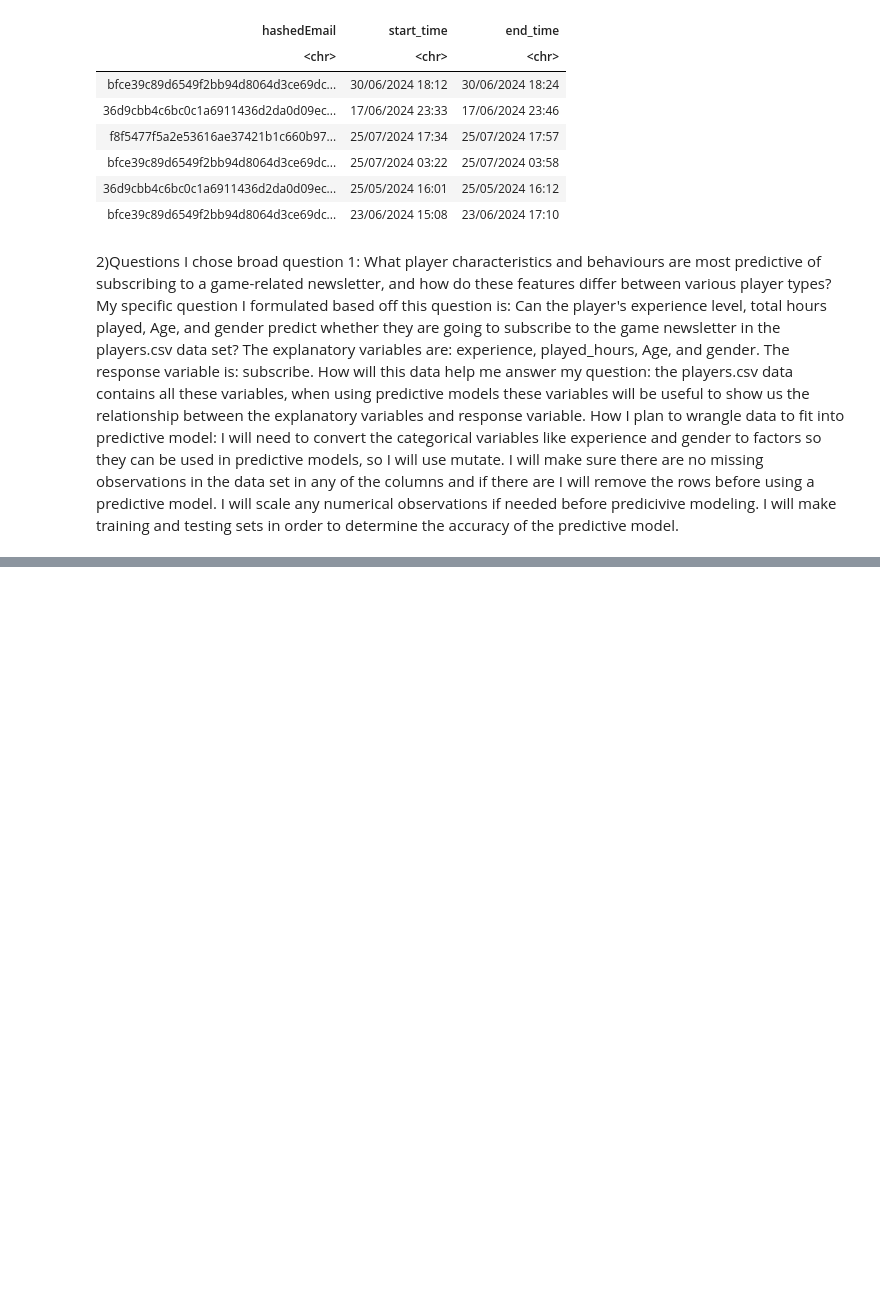
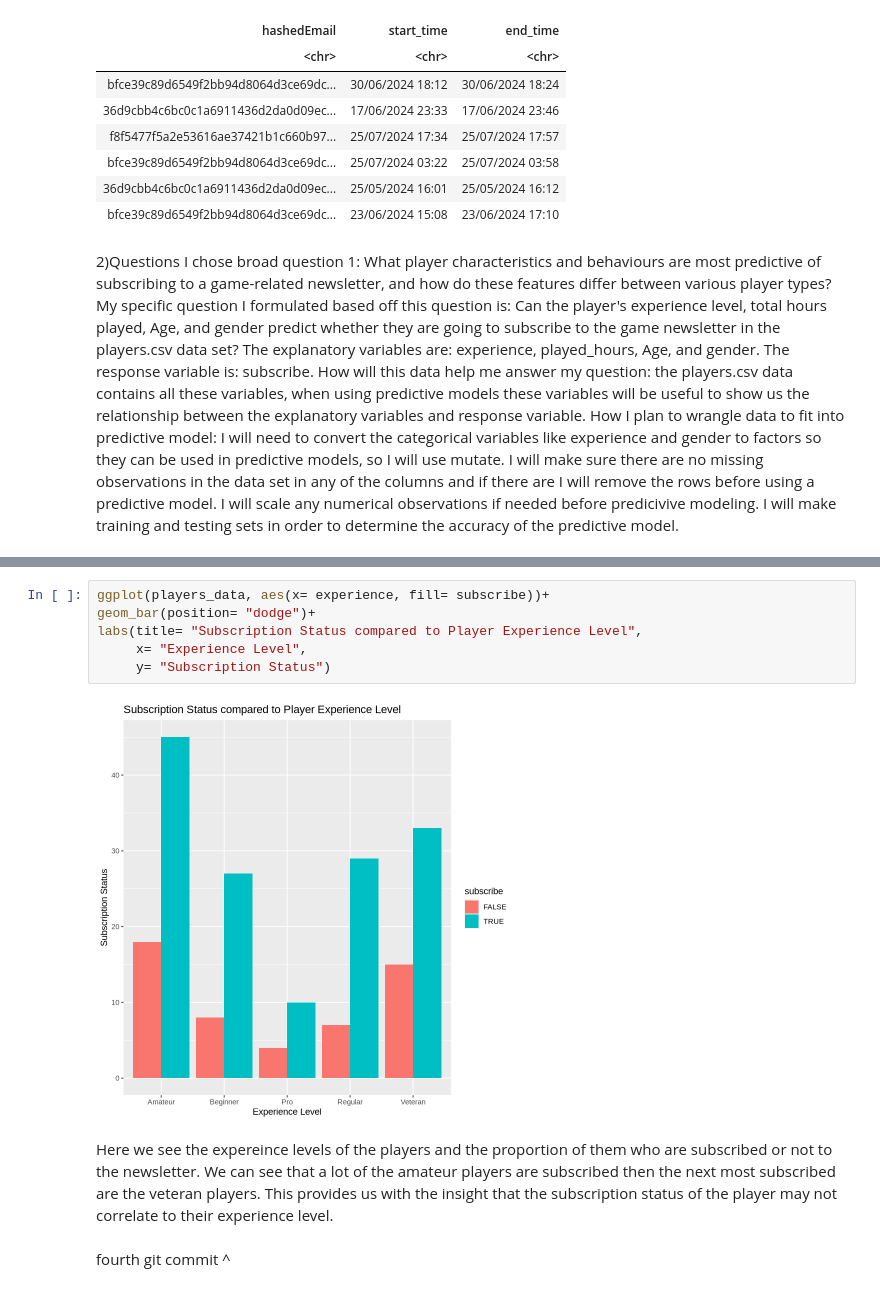
Before and after one commit to g3mella/dsci-100-project-2025, a Jupyter notebook: project.ipynb, the cells around one changed output, grey strips where cells are left out. Drawn from its saved outputs; the diff is of its cells as text; blank space fills up the shorter version.

```diff
--- a/project.ipynb
+++ b/project.ipynb
@@ -183,0 +233,12 @@ How I plan to wrangle data to fit into predictive model: I will need to convert
+# %%
+ggplot(players_data, aes(x= experience, fill= subscribe))+
+geom_bar(position= "dodge")+
+labs(title= "Subscription Status compared to Player Experience Level",
+     x= "Experience Level",
+     y= "Subscription Status")
+# %% [output]
+[figure, added]
+# %% [markdown]
+Here we see the expereince levels of the players and the proportion of them who are subscribed or not to the newsletter. We can see that a lot of the amateur players are subscribed then the next most subscribed are the veteran players. This provides us with the insight that the subscription status of the player may not correlate to their experience level.
+# %% [markdown]
+fourth git commit ^
```
Also changed, not shown: parts of 12 cells of this notebook.
